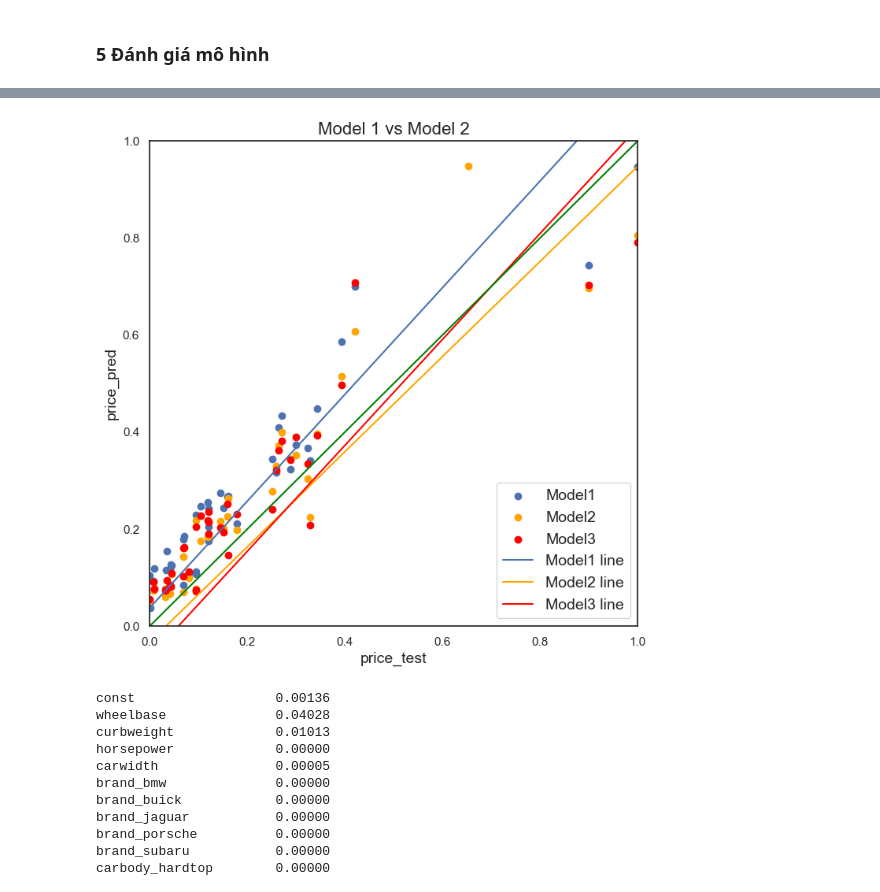
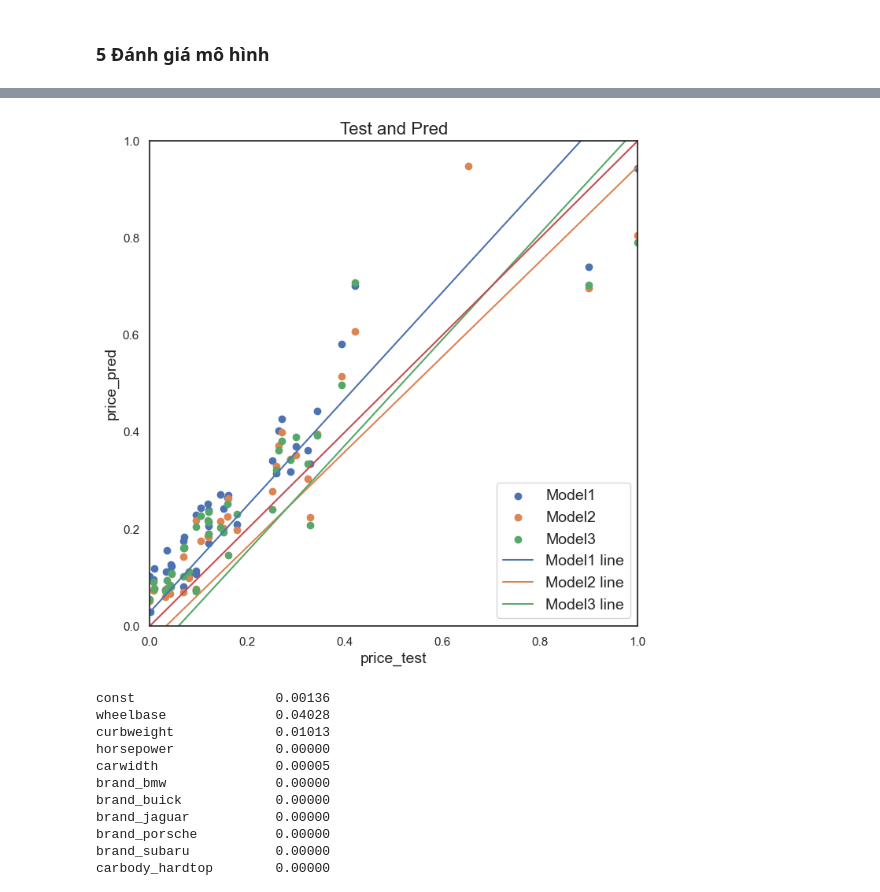
Before and after one commit to BIMSangDQ/BTVN, a Jupyter notebook: CaseStudy/Case_study_CarPrice_Assignment.ipynb, the cells around one changed output, grey strips where cells are left out. Saved outputs shown, nothing was run; the diff lists cells and outputs as text; code cells hidden in the pictures.

```diff
--- a/CaseStudy/Case_study_CarPrice_Assignment.ipynb
+++ b/CaseStudy/Case_study_CarPrice_Assignment.ipynb
@@ -763,3 +761,5 @@ sns.pairplot(cars_sub)
 plt.show()
 # %% [output]
 [figure]
+# %%
+cars_sub.drop('highwaympg', axis=1,inplace=True)
@@ -823,7 +828,7 @@ cars_df_train.head()
 from sklearn.preprocessing import MinMaxScaler
 
 scaler = MinMaxScaler()
-features = ['price','wheelbase','curbweight','enginesize','boreratio','horsepower','carlength','carwidth','citympg','highwaympg']
+features = ['price','wheelbase','curbweight','enginesize','boreratio','horsepower','carlength','carwidth','citympg',]
 cars_df_train[features] = scaler.fit_transform(cars_df_train[features])
 # %%
 cars_df_train.head()
@@ -1098,24 +1103,24 @@ Model 3         R-Squared: 0.74         RMSE: 0.11
 # %%
 sns.set_theme(style = 'white')
 plt.figure(figsize=(8,8))
 
-plt.scatter(Y_Test, Y_prediction_model1,label='Model1')
-plt.scatter(Y_Test, Y_prediction_model2,color='orange',label='Model2')
-plt.scatter(Y_Test, Y_prediction_model3,color='red',label='Model3')
-plt.plot([min(Y_Test),max(Y_Test)],[min(Y_prediction_model1),max(Y_prediction_model1)],label='Model1 line')
-plt.plot([min(Y_Test),max(Y_Test)],[min(Y_prediction_model2),max(Y_prediction_model2)],color = 'orange',label='Model2 line')
-plt.plot([min(Y_Test),max(Y_Test)],[min(Y_prediction_model3),max(Y_prediction_model3)],color = 'red',label='Model3 line')
-plt.plot([0,1],[0,1],color = 'green')
+plt.scatter(Y_Test, Y_prediction_model1,label='Model1',color=color_sns[0])
+plt.scatter(Y_Test, Y_prediction_model2,label='Model2',color=color_sns[1])
+plt.scatter(Y_Test, Y_prediction_model3,label='Model3',color=color_sns[2])
+plt.plot([min(Y_Test),max(Y_Test)],[min(Y_prediction_model1),max(Y_prediction_model1)],label='Model1 line',color=color_sns[0])
+plt.plot([min(Y_Test),max(Y_Test)],[min(Y_prediction_model2),max(Y_prediction_model2)],label='Model2 line',color=color_sns[1])
+plt.plot([min(Y_Test),max(Y_Test)],[min(Y_prediction_model3),max(Y_prediction_model3)],label='Model3 line',color=color_sns[2])
+plt.plot([0,1],[0,1],color=color_sns[3])
 plt.ylim(0,1)
 plt.xlim(0,1)
-plt.title('Model 1 vs Model 2', fontsize = 16)
+plt.title('Test and Pred', fontsize = 16)
 plt.xlabel('price_test', fontsize = 14)
 plt.ylabel('price_pred', fontsize = 14)
 plt.legend(fontsize = 14,loc = 'lower right')
 
 plt.show()
 # %% [output]
-[figure, old version]
+[figure, new version]
 # %%
 model2.pvalues.round(5)
 # %% [output]
```
Also changed, not shown: parts of 19 cells of this notebook.
